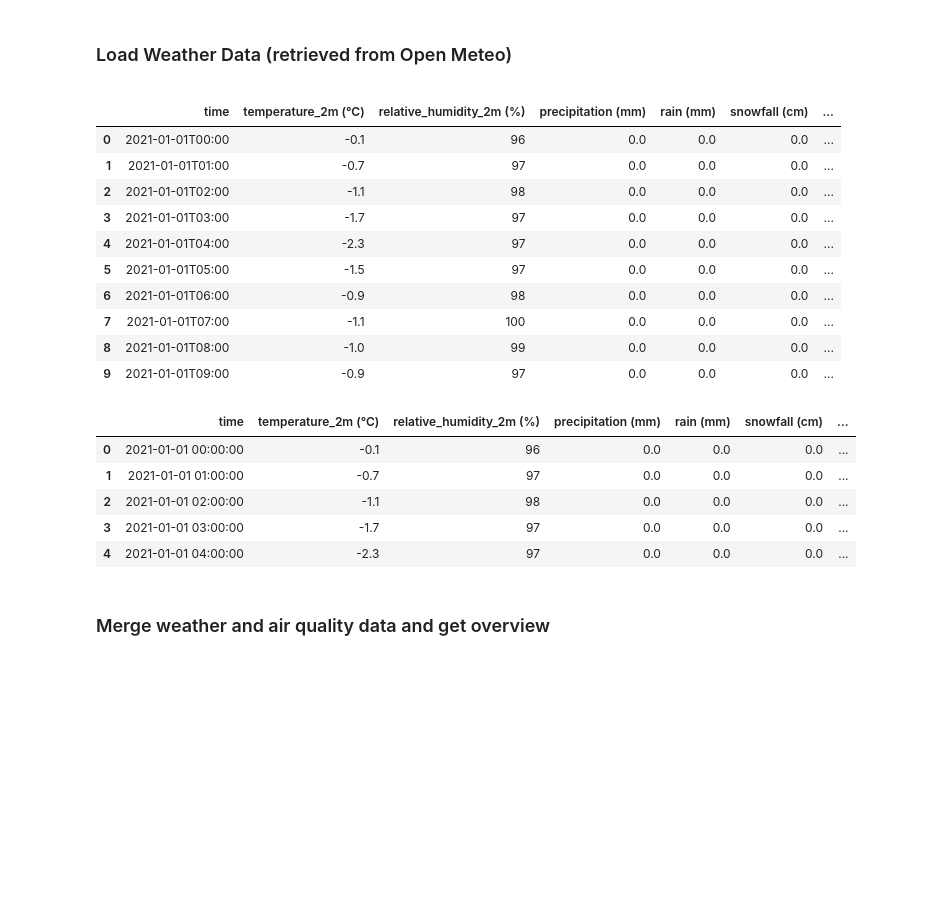
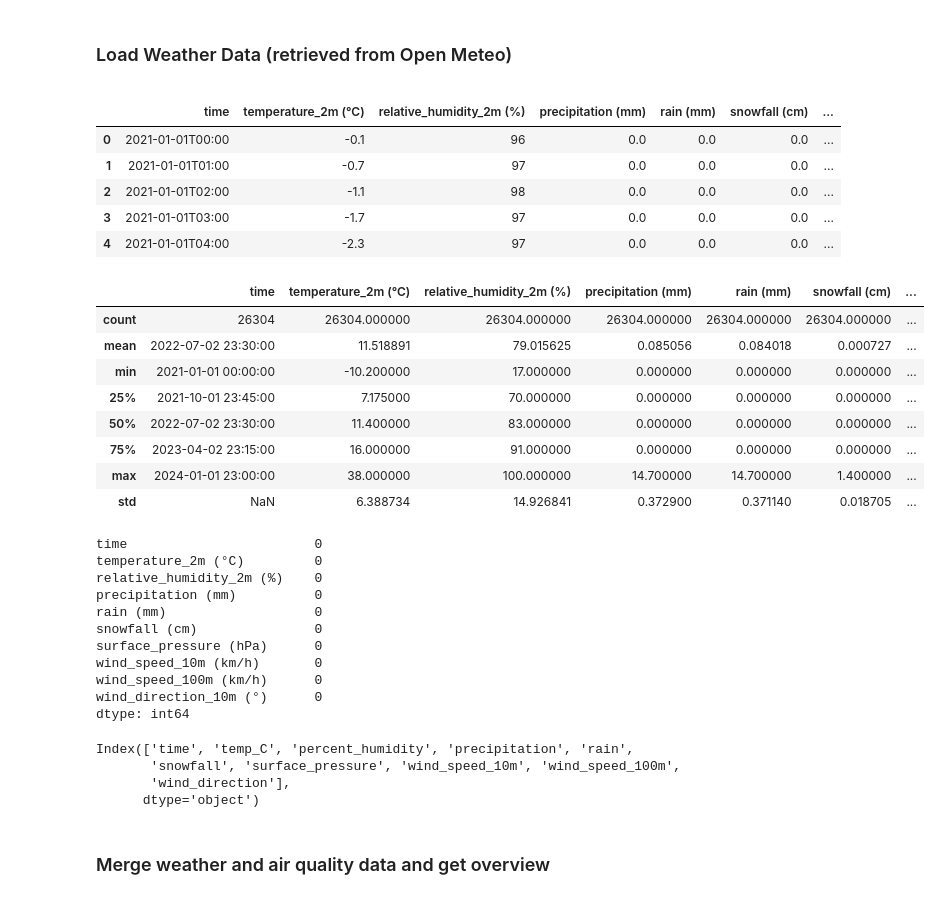
Before and after one commit to Frannerz/air_pollution_analysis, a Jupyter notebook: air_pollution_hammersmith.ipynb, the cells around one changed output. Saved outputs shown, nothing was run; the diff lists cells and outputs as text; code cells hidden in the pictures; blank space fills up the shorter version.

```diff
--- a/air_pollution_hammersmith.ipynb
+++ b/air_pollution_hammersmith.ipynb
@@ -178,7 +178,7 @@ air_quality_hammersmith.tail(10)
 </div>
 # %%
 weather_data = pd.read_csv('data_unclean/weather_hammersmith.csv')
-weather_data.head(10)
+weather_data.head()
 # %% [output]
 |  | time | temperature_2m (°C) | relative_humidity_2m (%) | precipitation (mm) | rain (mm) | snowfall (cm) | ... |
 | 0 | 2021-01-01T00:00 | -0.1 | 96 | 0.0 | 0.0 | 0.0 | ... |
@@ -186,18 +186,30 @@ weather_data.head(10)
 | 2 | 2021-01-01T02:00 | -1.1 | 98 | 0.0 | 0.0 | 0.0 | ... |
 | 3 | 2021-01-01T03:00 | -1.7 | 97 | 0.0 | 0.0 | 0.0 | ... |
 | 4 | 2021-01-01T04:00 | -2.3 | 97 | 0.0 | 0.0 | 0.0 | ... |
-| 5 | 2021-01-01T05:00 | -1.5 | 97 | 0.0 | 0.0 | 0.0 | ... |
-| 6 | 2021-01-01T06:00 | -0.9 | 98 | 0.0 | 0.0 | 0.0 | ... |
-| 7 | 2021-01-01T07:00 | -1.1 | 100 | 0.0 | 0.0 | 0.0 | ... |
-| 8 | 2021-01-01T08:00 | -1.0 | 99 | 0.0 | 0.0 | 0.0 | ... |
-| 9 | 2021-01-01T09:00 | -0.9 | 97 | 0.0 | 0.0 | 0.0 | ... |
 # %%
 weather_data.time = pd.to_datetime(weather_data.time)
-weather_data.head()
+weather_data.describe()
 # %% [output]
 |  | time | temperature_2m (°C) | relative_humidity_2m (%) | precipitation (mm) | rain (mm) | snowfall (cm) | ... |
-| 0 | 2021-01-01 00:00:00 | -0.1 | 96 | 0.0 | 0.0 | 0.0 | ... |
-| 1 | 2021-01-01 01:00:00 | -0.7 | 97 | 0.0 | 0.0 | 0.0 | ... |
-| 2 | 2021-01-01 02:00:00 | -1.1 | 98 | 0.0 | 0.0 | 0.0 | ... |
-| 3 | 2021-01-01 03:00:00 | -1.7 | 97 | 0.0 | 0.0 | 0.0 | ... |
-| 4 | 2021-01-01 04:00:00 | -2.3 | 97 | 0.0 | 0.0 | 0.0 | ... |
+| count | 26304 | 26304.000000 | 26304.000000 | 26304.000000 | 26304.000000 | 26304.000000 | ... |
+| mean | 2022-07-02 23:30:00 | 11.518891 | 79.015625 | 0.085056 | 0.084018 | 0.000727 | ... |
+| min | 2021-01-01 00:00:00 | -10.200000 | 17.000000 | 0.000000 | 0.000000 | 0.000000 | ... |
+| 25% | 2021-10-01 23:45:00 | 7.175000 | 70.000000 | 0.000000 | 0.000000 | 0.000000 | ... |
+| 50% | 2022-07-02 23:30:00 | 11.400000 | 83.000000 | 0.000000 | 0.000000 | 0.000000 | ... |
+| 75% | 2023-04-02 23:15:00 | 16.000000 | 91.000000 | 0.000000 | 0.000000 | 0.000000 | ... |
+| max | 2024-01-01 23:00:00 | 38.000000 | 100.000000 | 14.700000 | 14.700000 | 1.400000 | ... |
+| std | NaN | 6.388734 | 14.926841 | 0.372900 | 0.371140 | 0.018705 | ... |
+# %%
+weather_data.isna().sum()
+# %% [output]
+time                        0
+temperature_2m (°C)         0
+relative_humidity_2m (%)    0
+precipitation (mm)          0
+rain (mm)                   0
+snowfall (cm)               0
+surface_pressure (hPa)      0
+wind_speed_10m (km/h)       0
+wind_speed_100m (km/h)      0
+wind_direction_10m (°)      0
+dtype: int64
@@ -204,3 +230,10 @@ weather_data.head()
+# %%
+weather_data.columns
+# %% [output]
+Index(['time', 'temp_C', 'percent_humidity', 'precipitation', 'rain',
+       'snowfall', 'surface_pressure', 'wind_speed_10m', 'wind_speed_100m',
+       'wind_direction'],
+      dtype='object')
 # %% [markdown]
 <div class="purple small-padding">
     <h3>Merge weather and air quality data and get overview</h3>
```
Also changed, not shown: parts of 74 cells of this notebook, 2 other files.
